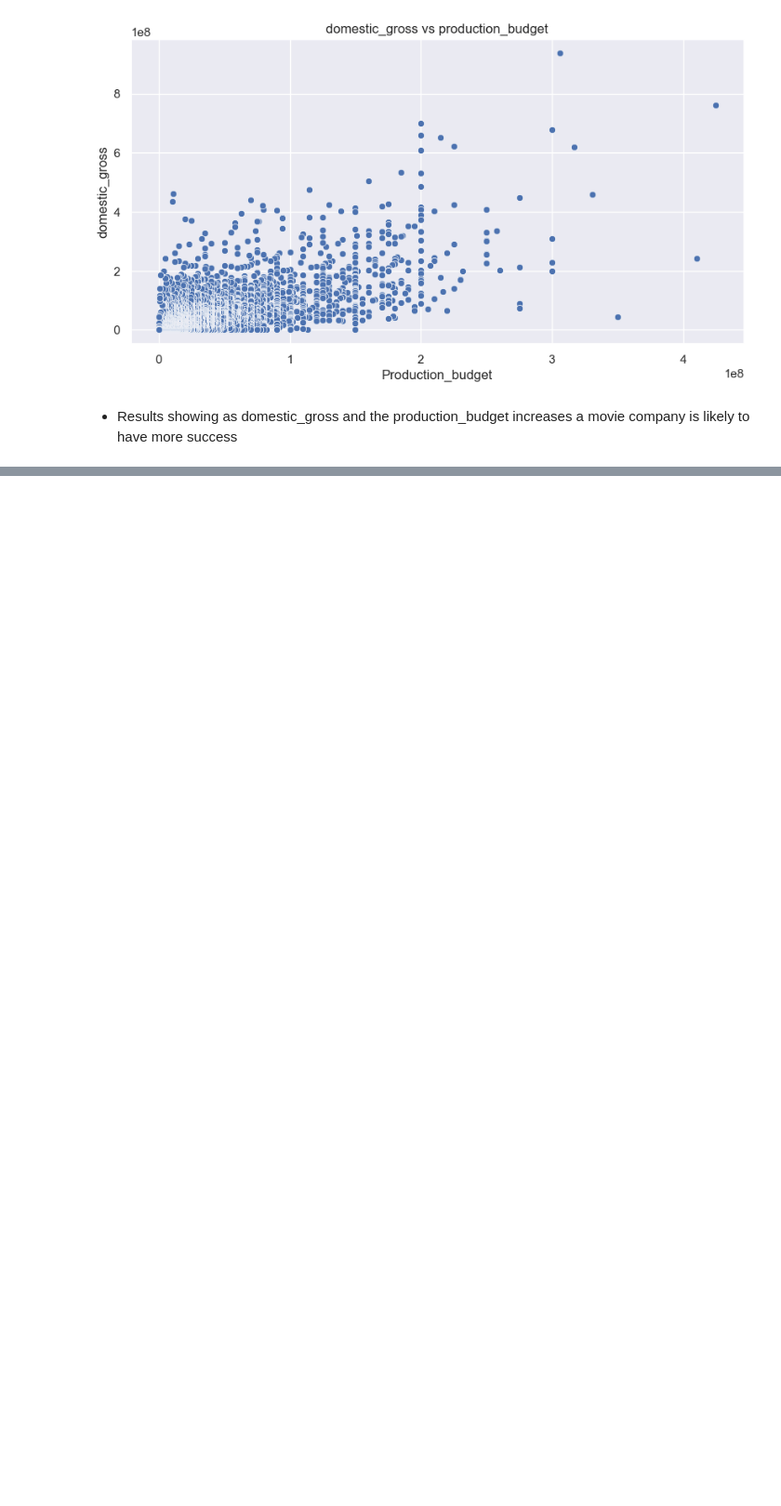
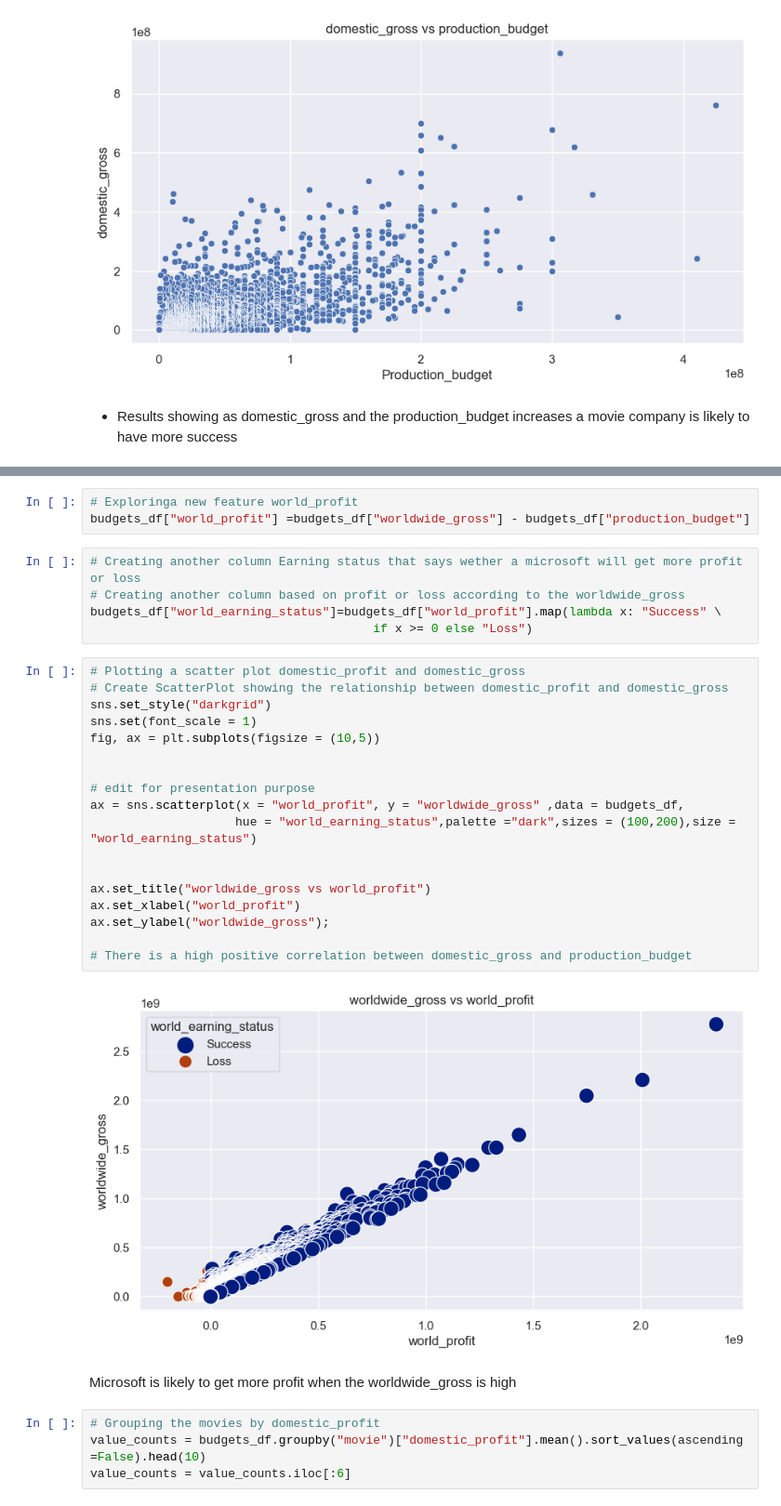
Before and after one commit to jameskatiba/Microsoft-Film-Recommendation-System, a Jupyter notebook: film.ipynb, the cells around one changed output, grey strips where cells are left out. Shown at 93% size. Saved outputs shown, nothing was run; the diff lists cells and outputs as text; blank space fills up the shorter version.

```diff
--- a/film.ipynb
+++ b/film.ipynb
@@ -777,0 +804,34 @@ ax.set_ylabel("domestic_gross");
+# %%
+# Exploringa new feature world_profit
+budgets_df["world_profit"] =budgets_df["worldwide_gross"] - budgets_df["production_budget"]
+# %%
+# Creating another column Earning status that says wether a microsoft will get more profit or loss
+# Creating another column based on profit or loss according to the worldwide_gross
+budgets_df["world_earning_status"]=budgets_df["world_profit"].map(lambda x: "Success" \
+                                       if x >= 0 else "Loss")
+# %%
+# Plotting a scatter plot domestic_profit and domestic_gross
+# Create ScatterPlot showing the relationship between domestic_profit and domestic_gross
+sns.set_style("darkgrid")
+sns.set(font_scale = 1)
+fig, ax = plt.subplots(figsize = (10,5))
+
+
+# edit for presentation purpose
+ax = sns.scatterplot(x = "world_profit", y = "worldwide_gross" ,data = budgets_df,
+                    hue = "world_earning_status",palette ="dark",sizes = (100,200),size = "world_earning_status")
+
+
+ax.set_title("worldwide_gross vs world_profit")
+ax.set_xlabel("world_profit")
+ax.set_ylabel("worldwide_gross");
+
+# There is a high positive correlation between domestic_gross and production_budget
+# %% [output]
+[figure, added]
+# %% [markdown]
+Microsoft is likely to get more profit when the worldwide_gross is high
+# %%
+# Grouping the movies by domestic_profit
+value_counts = budgets_df.groupby("movie")["domestic_profit"].mean().sort_values(ascending =False).head(10)
+value_counts = value_counts.iloc[:6]
```
Also changed, not shown: parts of 26 cells of this notebook.
